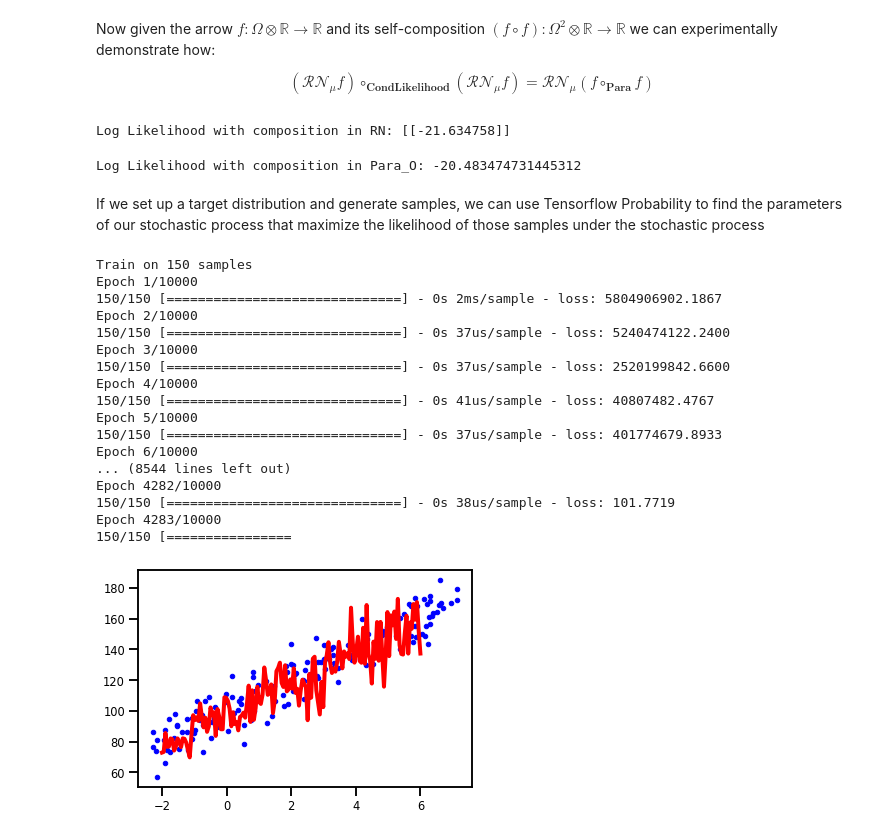
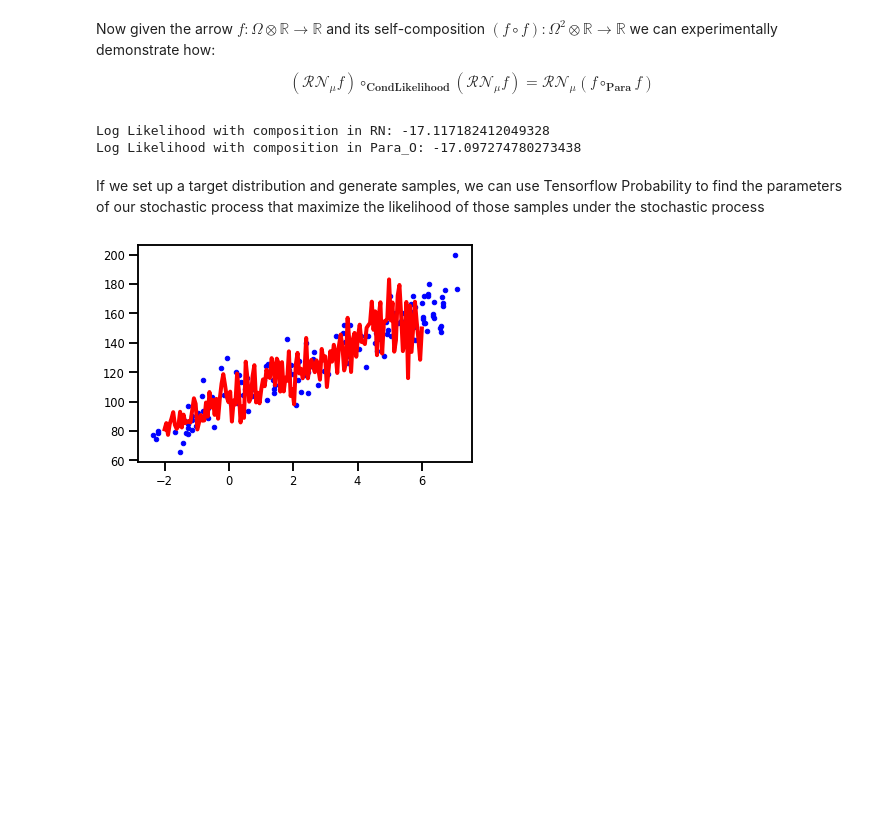
Before and after one commit to dshieble/Categorical_Stochastic_Processes_and_Likelihood, a Jupyter notebook: Categorical_Stochastic_Processes_and_Likelihood.ipynb, the cells around one changed output. Saved outputs shown, nothing was run; the diff lists cells and outputs as text; code cells hidden in the pictures; blank space fills up the shorter version.

```diff
--- a/Categorical_Stochastic_Processes_and_Likelihood.ipynb
+++ b/Categorical_Stochastic_Processes_and_Likelihood.ipynb
@@ -143,62 +143,47 @@ $$(\mathcal{RN}_{\mu} f) \circ_{\mathbf{CondLikelihood}} (\mathcal{RN}_{\mu} f )
 composed_likelihood_f = compose_likelihoods(
     l1=RnFunctor(f_tf), l2=RnFunctor(f_tf), step_size=0.05)
 
+x_a = 42
+x_c = -30
 print("Log Likelihood with composition in RN: {}".format(
     np.log(composed_likelihood_f(x_a=x_a, x_c=x_c))))
 
 print("Log Likelihood with composition in Para_O: {}".format(
-    np.log(RnFunctor(ff_tf)(input_x=tf.constant([x_a])[None, ...], y=np.array([x_c])))))
+    np.log(RnFunctor(ff_tf, nsamples=5000)(input_x=tf.constant([x_a])[None, ...], y=np.array([x_c])))))
 # %% [output]
-Log Likelihood with composition in RN: [[-21.634758]]
+Log Likelihood with composition in RN: -17.117182412049328
+Log Likelihood with composition in Para_O: -17.097274780273438
-Log Likelihood with composition in Para_O: -20.483474731445312
 # %% [markdown]
 If we set up a target distribution and generate samples, we can use Tensorflow Probability to find the parameters of our stochastic process that maximize the likelihood of those samples under the stochastic process
 # %%
 def load_gaussian_linear_dataset(slope=10, intercept=100, scale=10, x_range=[-2, 6], n=150, n_tst=150):
     X = (np.random.random(n) * 1.2 * (x_range[1] - x_range[0]) + 1.2 * x_range[0])[..., np.newaxis]
     Y = (X * slope + intercept)  + np.random.normal(loc=0, scale=scale, size=(n, 1))
     Xt = np.linspace(*x_range, num=n_tst).astype(np.float32)[..., np.newaxis]
     return Y, X, Xt
 
 Y, X, Xt = load_gaussian_linear_dataset()
 
 
 model = tf.keras.Sequential([
   tf.keras.layers.Dense(1),
   tfp.layers.DistributionLambda(lambda t: tfp.distributions.Normal(loc=t, scale=2)),
   tf.keras.layers.Dense(2),
   tfp.layers.DistributionLambda(
       lambda t: tfp.distributions.Normal(
                            loc=t[..., :1],
                            scale=1e-3 + tf.nn.relu(0.05 * t[..., 1:]))),
 ])
 
 model.compile(optimizer=tf.optimizers.Adam(learning_rate=0.1), loss=lambda y, p_y: -p_y.log_prob(y))
-fit_history = model.fit(X, Y, epochs=10000, verbose=0)
+fit_history = model.fit(X, Y, epochs=10000, verbose=False)
 
 plt.plot(X, Y, 'b.');
 plt.plot(Xt,
          np.array([model(np.array(x)[None, :]).sample().numpy() for x in Xt]).ravel(),
          'r', linewidth=4);
 # %% [output]
-Train on 150 samples
-Epoch 1/10000
-150/150 [==============================] - 0s 2ms/sample - loss: 5804906902.1867
-Epoch 2/10000
-150/150 [==============================] - 0s 37us/sample - loss: 5240474122.2400
-Epoch 3/10000
-150/150 [==============================] - 0s 37us/sample - loss: 2520199842.6600
-Epoch 4/10000
-150/150 [==============================] - 0s 41us/sample - loss: 40807482.4767
-Epoch 5/10000
-150/150 [==============================] - 0s 37us/sample - loss: 401774679.8933
-Epoch 6/10000
-... (8544 lines left out)
-Epoch 4282/10000
-150/150 [==============================] - 0s 38us/sample - loss: 101.7719
-Epoch 4283/10000
-150/150 [================
-[figure, old version]
+[figure, new version]
 # %%
 def load_bernoulli_gaussian_dataset(slope=5, intercept=0, scale=2, x_range=[-2, 6], n=1500, n_tst=1500):
     X = (np.random.random(n) * 1.2 * (x_range[1] - x_range[0]) + 1.2 * x_range[0])[..., np.newaxis]
```
Also changed, not shown: parts of 7 cells of this notebook.
